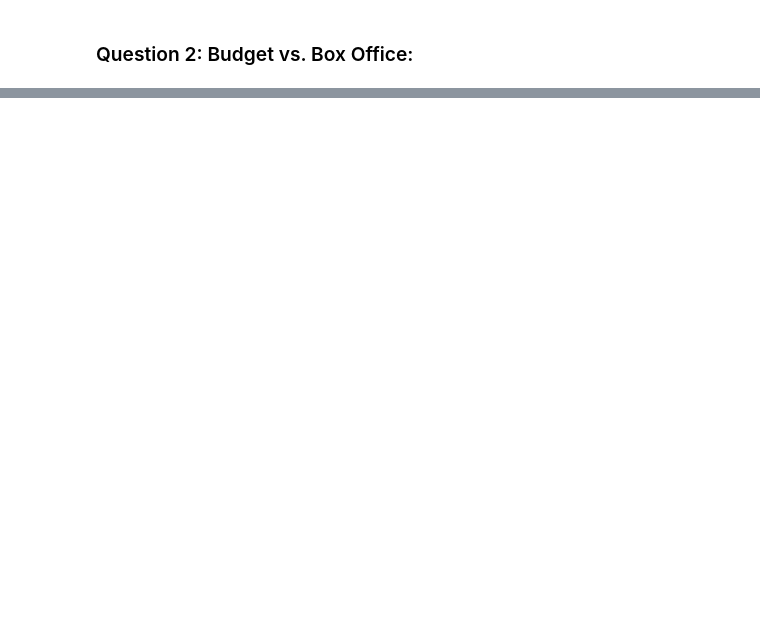
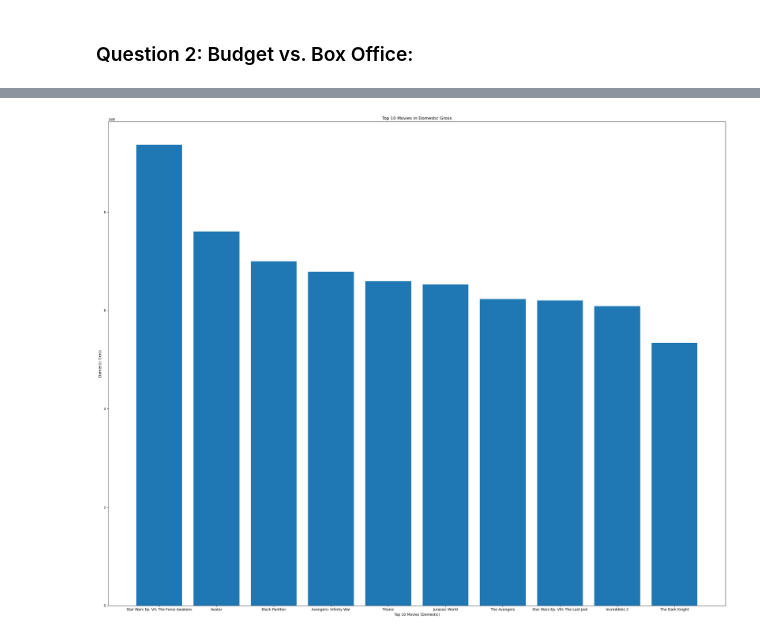
Before and after one commit to victormuuo07/DSC-Phase1-project, a Jupyter notebook: index.ipynb, the cells around one changed output, grey strips where cells are left out. Drawn from its saved outputs; the diff is of its cells as text; code cells hidden in the pictures; blank space fills up the shorter version.

```diff
--- a/index.ipynb
+++ b/index.ipynb
@@ -1072,0 +1176,9 @@ KeyError: 'genre'
+# %%
+
+
+
+# Remove dollar sign, commas, and convert to integer
+tn_movie_df['domestic_gross'] = tn_movie_df['domestic_gross'].str.replace(',', '').str.replace('$', '').astype(int)
+
+# Print the DataFrame
+tn_movie_df['domestic_gross']
@@ -1072,0 +1198,3 @@ KeyError: 'genre'
+# %%
+tn_movie_df['worldwide_gross'] = pd.to_numeric(tn_movie_df['worldwide_gross'].str.replace(',', '').str.replace('$', ''), errors='coerce')
+tn_movie_df['worldwide_gross']
@@ -1072,0 +1214,3 @@ KeyError: 'genre'
+# %%
+tn_movie_df['production_budget'] = pd.to_numeric(tn_movie_df['production_budget'].str.replace(',', '').str.replace('$', ''), errors='coerce')
+tn_movie_df['production_budget']
@@ -1072,0 +1230,21 @@ KeyError: 'genre'
+# %%
+movies_10_domestic = tn_movie_df.sort_values(by='domestic_gross', ascending=False).head(10)
+
+
+fig, ax1 = plt.subplots(figsize=(25, 20))  # Separate axes in a tuple
+
+ax1.bar(movies_10_domestic['movie'], movies_10_domestic['domestic_gross'])
+
+
+ax1.set_xlabel('Top 10 Movies (Domestic)')
+
+ax1.set_ylabel('Domestic Gross')
+
+
+ax1.set_title('Top 10 Movies in Domestic Gross')
+
+
+plt.tight_layout()
+plt.show()
+# %% [output]
+[figure, added]
```
Also changed, not shown: parts of 45 cells of this notebook.
